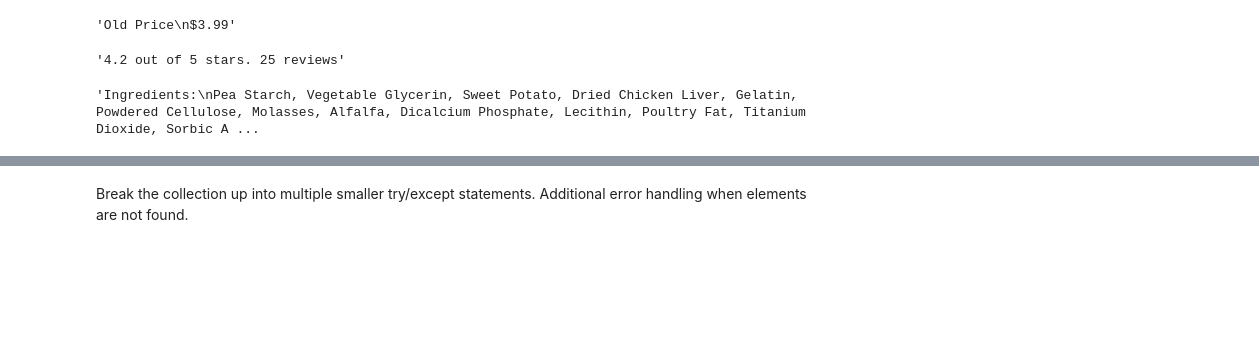
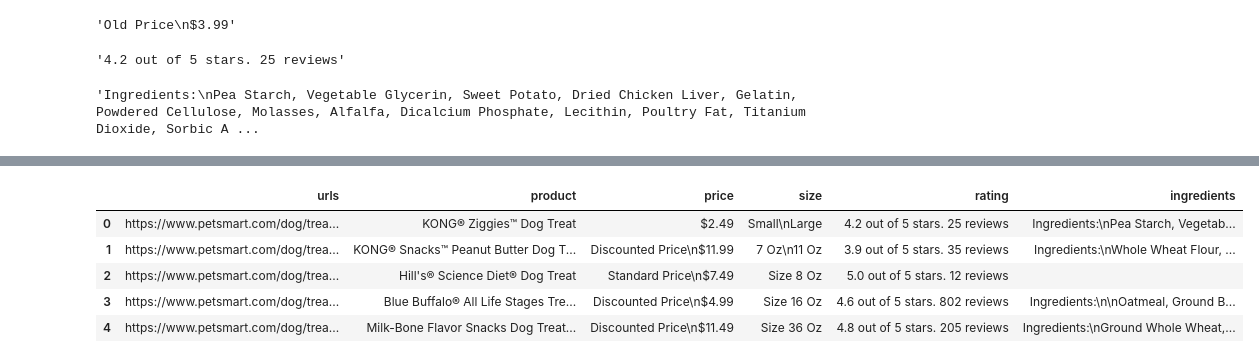
Before and after one commit to WilliamPrunty/dog_treats, a Jupyter notebook: scripts/dog_treat_webscrape.ipynb, the cells around one changed output, grey strips where cells are left out. Drawn from its saved outputs; the diff is of its cells as text; code cells hidden in the pictures; blank space fills up the shorter version.

```diff
--- a/scripts/dog_treat_webscrape.ipynb
+++ b/scripts/dog_treat_webscrape.ipynb
@@ -245,2 +308,6 @@ alllinks
-# %% [markdown]
-Break the collection up into multiple smaller try/except statements. Additional error handling when elements are not found.
+# %%
+treatsdf['product'] = product
+treatsdf['price'] = price
+treatsdf['size'] = size
+treatsdf['rating'] = rating
+treatsdf['ingredients'] = ingredients
@@ -246,0 +316,9 @@ Break the collection up into multiple smaller try/except statements. Additional
+# %%
+treatsdf.head()
+# %% [output]
+|  | urls | product | price | size | rating | ingredients |
+| 0 | https://www.petsmart.com/dog/trea... | KONG® Ziggies™ Dog Treat | $2.49 | Small\nLarge | 4.2 out of 5 stars. 25 reviews | Ingredients:\nPea Starch, Vegetab... |
+| 1 | https://www.petsmart.com/dog/trea... | KONG® Snacks™ Peanut Butter Dog T... | Discounted Price\n$11.99 | 7 Oz\n11 Oz | 3.9 out of 5 stars. 35 reviews | Ingredients:\nWhole Wheat Flour, ... |
+| 2 | https://www.petsmart.com/dog/trea... | Hill's® Science Diet® Dog Treat | Standard Price\n$7.49 | Size 8 Oz | 5.0 out of 5 stars. 12 reviews |  |
+| 3 | https://www.petsmart.com/dog/trea... | Blue Buffalo® All Life Stages Tre... | Discounted Price\n$4.99 | Size 16 Oz | 4.6 out of 5 stars. 802 reviews | Ingredients:\n\nOatmeal, Ground B... |
+| 4 | https://www.petsmart.com/dog/trea... | Milk-Bone Flavor Snacks Dog Treat... | Discounted Price\n$11.49 | Size 36 Oz | 4.8 out of 5 stars. 205 reviews | Ingredients:\nGround Whole Wheat,... |
```
Also changed, not shown: parts of 11 cells of this notebook, 1 other file.
